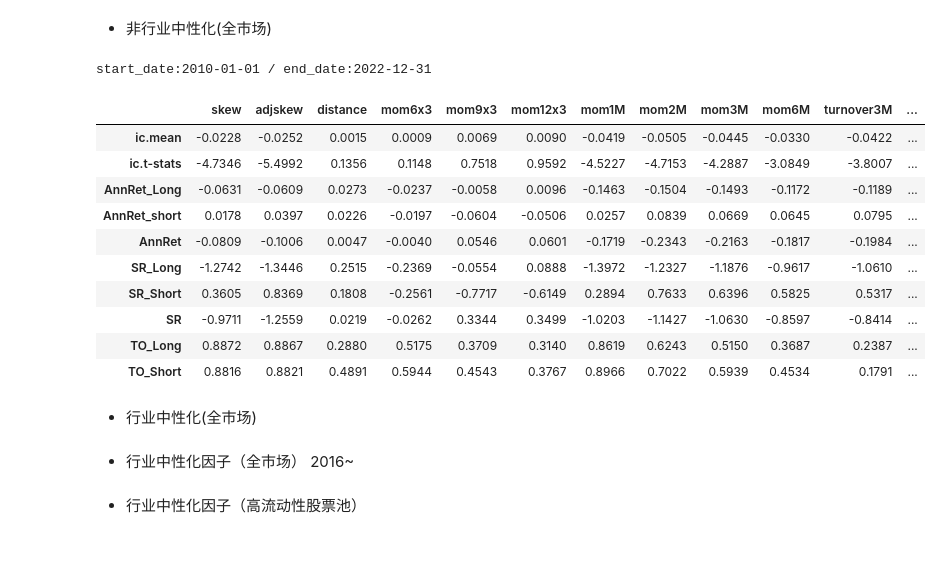
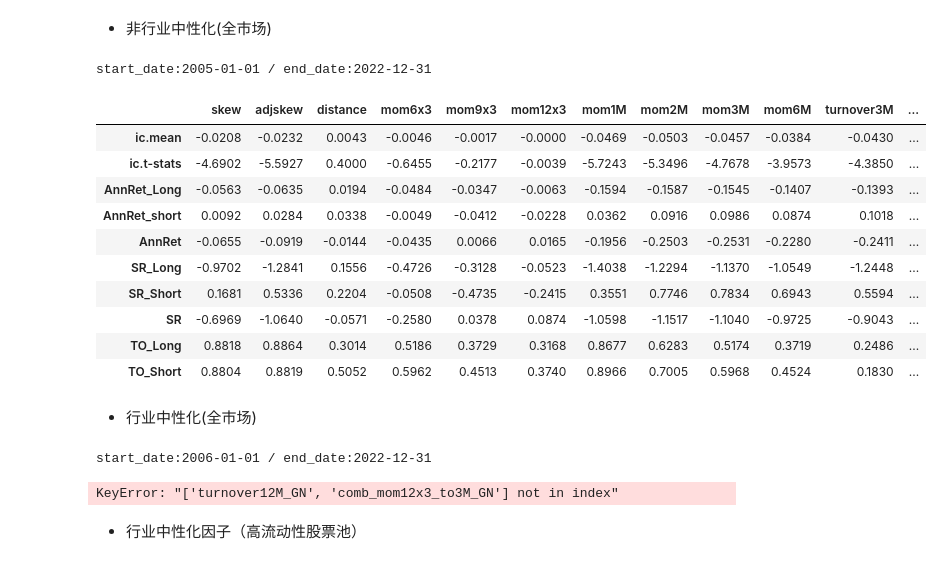
Before and after one commit to robortcher/singletrader, a Jupyter notebook: samples/factortest_template/template copy.ipynb, the cells around one changed output. Saved outputs shown, nothing was run; the diff lists cells and outputs as text; code cells hidden in the pictures.

```diff
--- a/samples/factortest_template/template copy.ipynb
+++ b/samples/factortest_template/template copy.ipynb
@@ -37,28 +48,31 @@ Name: amount3M, dtype: int32
 # %% [markdown]
 - 非行业中性化(全市场)
 # %%
-# 非行业中性化(全市场)
+# 非行业中性化(全市场)0
 fe = FactorEvaluation(bar_data=data[bars],factor_data=data[features],freq=12,winzorize={'method':'qtile','k':0.01},standardize=True,industry_neutralize=False)
-fe.get_summary(add_shift=0,start_date='2010-01-01',end_date='2022-12-31',base='close',groups=10) # forward_return: 下月收盘-本月收盘
+fe.factor_data['comp_mom12x3_to3M'] = fe.factor_data['mom12x3'] - fe.factor_data['turnover3M']
+fe.get_summary(add_shift=0,start_date='2005-01-01',end_date='2022-12-31',base='close',groups=10) # forward_return: 下月收盘-本月收盘
 # fe.get_summary(add_shift=0,start_date='2010-01-01',end_date='2022-12-31',universe=high_liq,base='close-open') # forward_return: 下月收盘-下月开盘
 # %% [output]
-start_date:2010-01-01 / end_date:2022-12-31
+start_date:2005-01-01 / end_date:2022-12-31
 |  | skew | adjskew | distance | mom6x3 | mom9x3 | mom12x3 | mom1M | mom2M | mom3M | mom6M | turnover3M | ... |
-| ic.mean | -0.0228 | -0.0252 | 0.0015 | 0.0009 | 0.0069 | 0.0090 | -0.0419 | -0.0505 | -0.0445 | -0.0330 | -0.0422 | ... |
-| ic.t-stats | -4.7346 | -5.4992 | 0.1356 | 0.1148 | 0.7518 | 0.9592 | -4.5227 | -4.7153 | -4.2887 | -3.0849 | -3.8007 | ... |
-| AnnRet_Long | -0.0631 | -0.0609 | 0.0273 | -0.0237 | -0.0058 | 0.0096 | -0.1463 | -0.1504 | -0.1493 | -0.1172 | -0.1189 | ... |
-| AnnRet_short | 0.0178 | 0.0397 | 0.0226 | -0.0197 | -0.0604 | -0.0506 | 0.0257 | 0.0839 | 0.0669 | 0.0645 | 0.0795 | ... |
-| AnnRet | -0.0809 | -0.1006 | 0.0047 | -0.0040 | 0.0546 | 0.0601 | -0.1719 | -0.2343 | -0.2163 | -0.1817 | -0.1984 | ... |
-| SR_Long | -1.2742 | -1.3446 | 0.2515 | -0.2369 | -0.0554 | 0.0888 | -1.3972 | -1.2327 | -1.1876 | -0.9617 | -1.0610 | ... |
-| SR_Short | 0.3605 | 0.8369 | 0.1808 | -0.2561 | -0.7717 | -0.6149 | 0.2894 | 0.7633 | 0.6396 | 0.5825 | 0.5317 | ... |
-| SR | -0.9711 | -1.2559 | 0.0219 | -0.0262 | 0.3344 | 0.3499 | -1.0203 | -1.1427 | -1.0630 | -0.8597 | -0.8414 | ... |
-| TO_Long | 0.8872 | 0.8867 | 0.2880 | 0.5175 | 0.3709 | 0.3140 | 0.8619 | 0.6243 | 0.5150 | 0.3687 | 0.2387 | ... |
-| TO_Short | 0.8816 | 0.8821 | 0.4891 | 0.5944 | 0.4543 | 0.3767 | 0.8966 | 0.7022 | 0.5939 | 0.4534 | 0.1791 | ... |
+| ic.mean | -0.0208 | -0.0232 | 0.0043 | -0.0046 | -0.0017 | -0.0000 | -0.0469 | -0.0503 | -0.0457 | -0.0384 | -0.0430 | ... |
+| ic.t-stats | -4.6902 | -5.5927 | 0.4000 | -0.6455 | -0.2177 | -0.0039 | -5.7243 | -5.3496 | -4.7678 | -3.9573 | -4.3850 | ... |
+| AnnRet_Long | -0.0563 | -0.0635 | 0.0194 | -0.0484 | -0.0347 | -0.0063 | -0.1594 | -0.1587 | -0.1545 | -0.1407 | -0.1393 | ... |
+| AnnRet_short | 0.0092 | 0.0284 | 0.0338 | -0.0049 | -0.0412 | -0.0228 | 0.0362 | 0.0916 | 0.0986 | 0.0874 | 0.1018 | ... |
+| AnnRet | -0.0655 | -0.0919 | -0.0144 | -0.0435 | 0.0066 | 0.0165 | -0.1956 | -0.2503 | -0.2531 | -0.2280 | -0.2411 | ... |
+| SR_Long | -0.9702 | -1.2841 | 0.1556 | -0.4726 | -0.3128 | -0.0523 | -1.4038 | -1.2294 | -1.1370 | -1.0549 | -1.2448 | ... |
+| SR_Short | 0.1681 | 0.5336 | 0.2204 | -0.0508 | -0.4735 | -0.2415 | 0.3551 | 0.7746 | 0.7834 | 0.6943 | 0.5594 | ... |
+| SR | -0.6969 | -1.0640 | -0.0571 | -0.2580 | 0.0378 | 0.0874 | -1.0598 | -1.1517 | -1.1040 | -0.9725 | -0.9043 | ... |
+| TO_Long | 0.8818 | 0.8864 | 0.3014 | 0.5186 | 0.3729 | 0.3168 | 0.8677 | 0.6283 | 0.5174 | 0.3719 | 0.2486 | ... |
+| TO_Short | 0.8804 | 0.8819 | 0.5052 | 0.5962 | 0.4513 | 0.3740 | 0.8966 | 0.7005 | 0.5968 | 0.4524 | 0.1830 | ... |
 # %% [markdown]
 - 行业中性化(全市场)
 # %%
 # 行业中性化(全市场)
 fe = FactorEvaluation(bar_data=data[bars],factor_data=data[features],freq=12,winzorize={'method':'qtile','k':0.01},standardize=True,industry_neutralize=True)
-fe.get_summary(add_shift=0,start_date='2010-01-01',end_date='2022-12-31',base='close',groups=10)
+fe.factor_data['comb_mom12x3_to3M_GN'] = fe.factor_data['mom12x3_GN'] - fe.factor_data['turnover3M_GN']
+fe.get_summary(add_shift=0,start_date='2006-01-01',end_date='2022-12-31',base='close',groups=10)[['mom12x3_GN','turnover3M_GN','comb_mom12x3_to3M_GN']]
+# %% [output]
+start_date:2006-01-01 / end_date:2022-12-31
+KeyError: "['turnover12M_GN', 'comb_mom12x3_to3M_GN'] not in index"
-# %% [markdown]
--   行业中性化因子（全市场） 2016~
```
Also changed, not shown: parts of 11 cells of this notebook, 9 other files.
